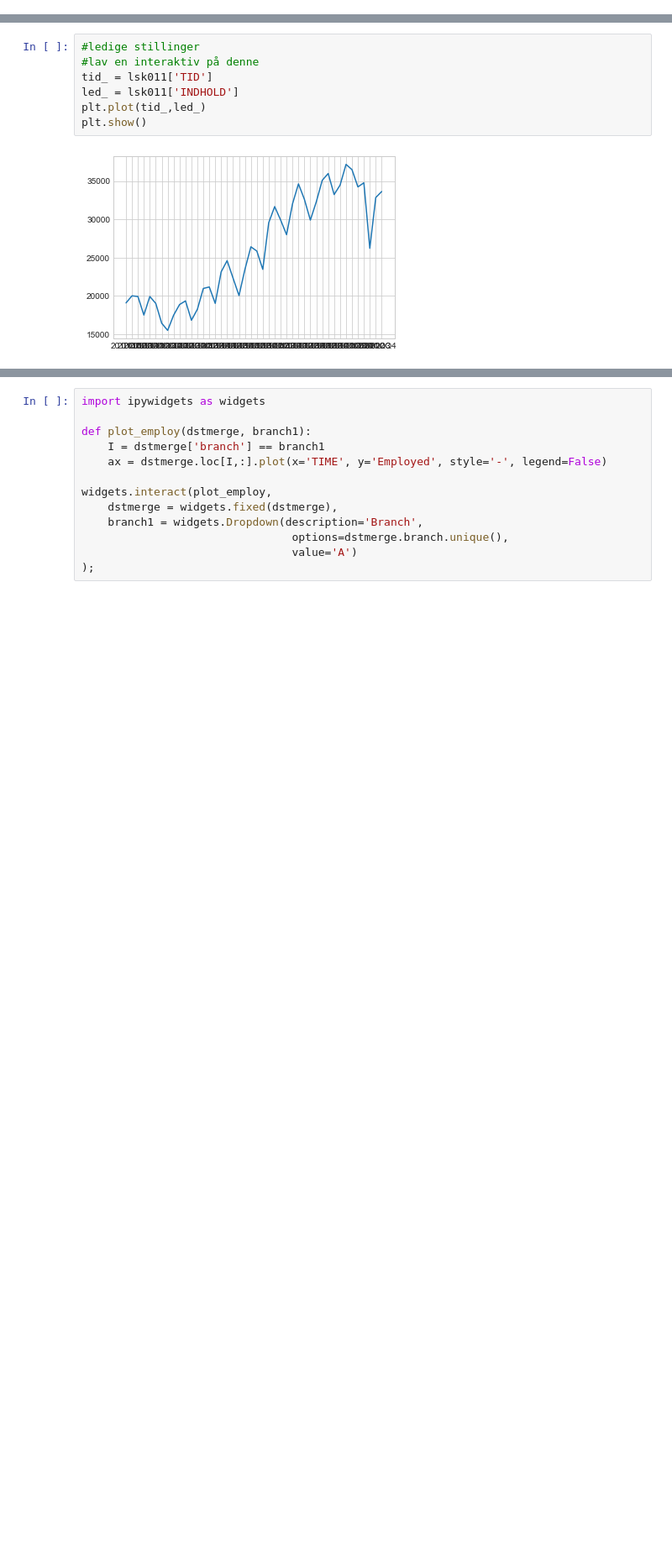
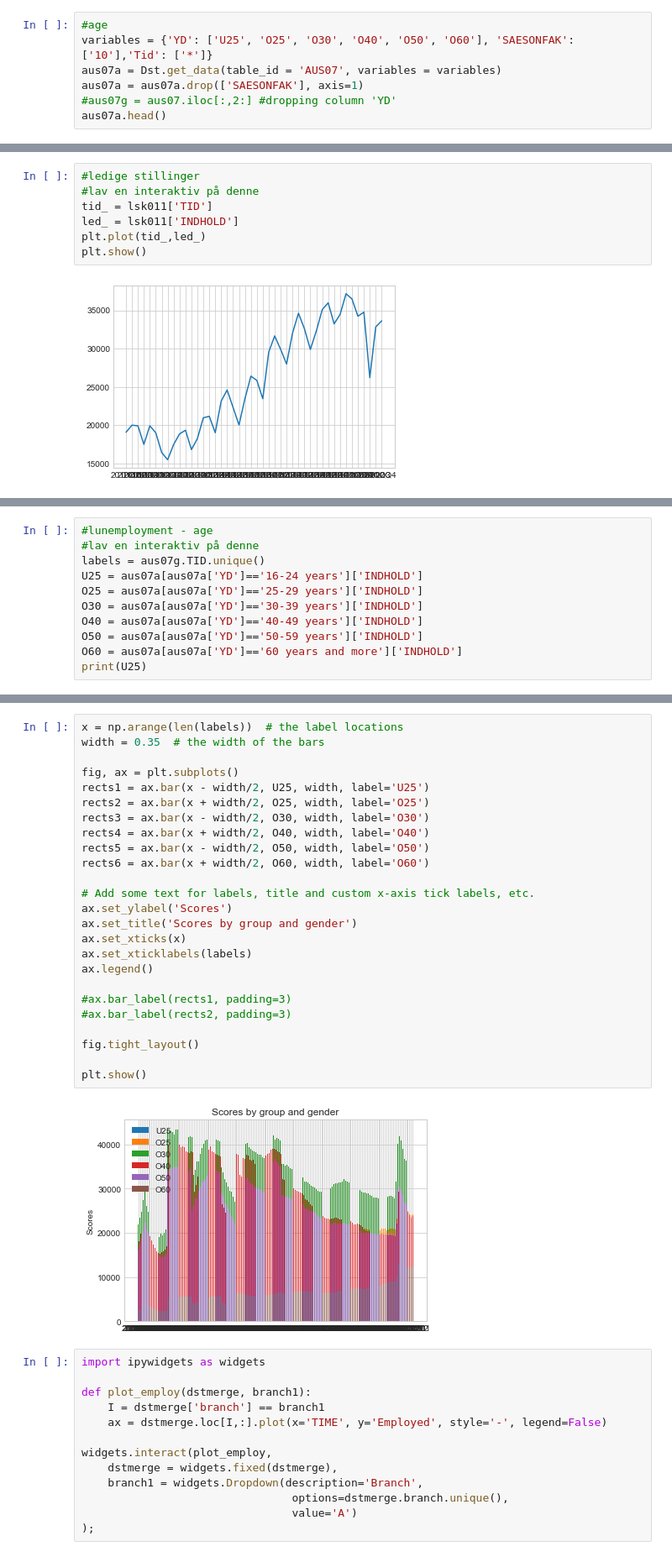
Before and after one commit to ceciliechrstnsn/projects-2021-luna-hjerteknuser, a Jupyter notebook: dataproject/dataproject.ipynb, the cells around one changed output, grey strips where cells are left out. Shown at 84% size. Drawn from its saved outputs; the diff is of its cells as text; blank space fills up the shorter version.

```diff
--- a/dataproject/dataproject.ipynb
+++ b/dataproject/dataproject.ipynb
@@ -102,0 +118,7 @@ aus07.head()
+# %%
+#age
+variables = {'YD': ['U25', 'O25', 'O30', 'O40', 'O50', 'O60'], 'SAESONFAK': ['10'],'Tid': ['*']}
+aus07a = Dst.get_data(table_id = 'AUS07', variables = variables)
+aus07a = aus07a.drop(['SAESONFAK'], axis=1)
+#aus07g = aus07.iloc[:,2:] #dropping column 'YD'
+aus07a.head()
@@ -313,0 +402,11 @@ plt.show()
+# %%
+#lunemployment - age
+#lav en interaktiv på denne
+labels = aus07g.TID.unique()
+U25 = aus07a[aus07a['YD']=='16-24 years']['INDHOLD']
+O25 = aus07a[aus07a['YD']=='25-29 years']['INDHOLD']
+O30 = aus07a[aus07a['YD']=='30-39 years']['INDHOLD']
+O40 = aus07a[aus07a['YD']=='40-49 years']['INDHOLD']
+O50 = aus07a[aus07a['YD']=='50-59 years']['INDHOLD']
+O60 = aus07a[aus07a['YD']=='60 years and more']['INDHOLD']
+print(U25)
@@ -314,3 +426,30 @@ plt.show()
+# %%
+x = np.arange(len(labels))  # the label locations
+width = 0.35  # the width of the bars
+
+fig, ax = plt.subplots()
+rects1 = ax.bar(x - width/2, U25, width, label='U25')
+rects2 = ax.bar(x + width/2, O25, width, label='O25')
+rects3 = ax.bar(x - width/2, O30, width, label='O30')
+rects4 = ax.bar(x + width/2, O40, width, label='O40')
+rects5 = ax.bar(x - width/2, O50, width, label='O50')
+rects6 = ax.bar(x + width/2, O60, width, label='O60')
+
+# Add some text for labels, title and custom x-axis tick labels, etc.
+ax.set_ylabel('Scores')
+ax.set_title('Scores by group and gender')
+ax.set_xticks(x)
+ax.set_xticklabels(labels)
+ax.legend()
+
+#ax.bar_label(rects1, padding=3)
+#ax.bar_label(rects2, padding=3)
+
+fig.tight_layout()
+
+plt.show()
+# %% [output]
+[figure, added]
 # %%
 import ipywidgets as widgets
 
```
Also changed, not shown: parts of 9 cells of this notebook.
